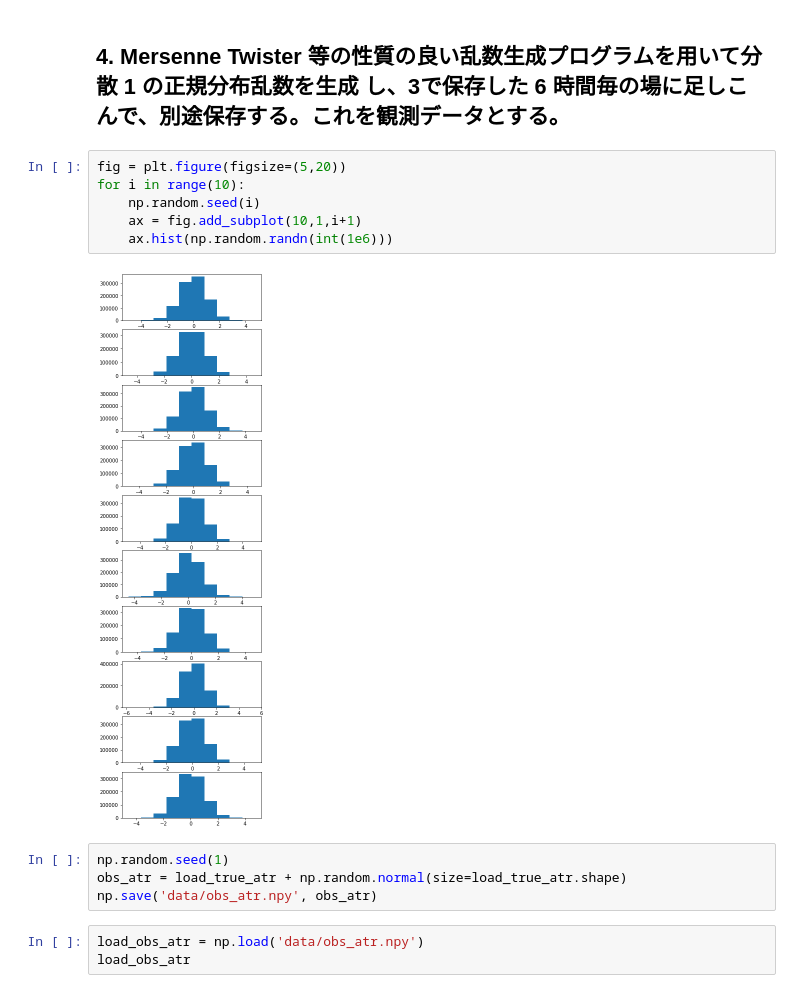
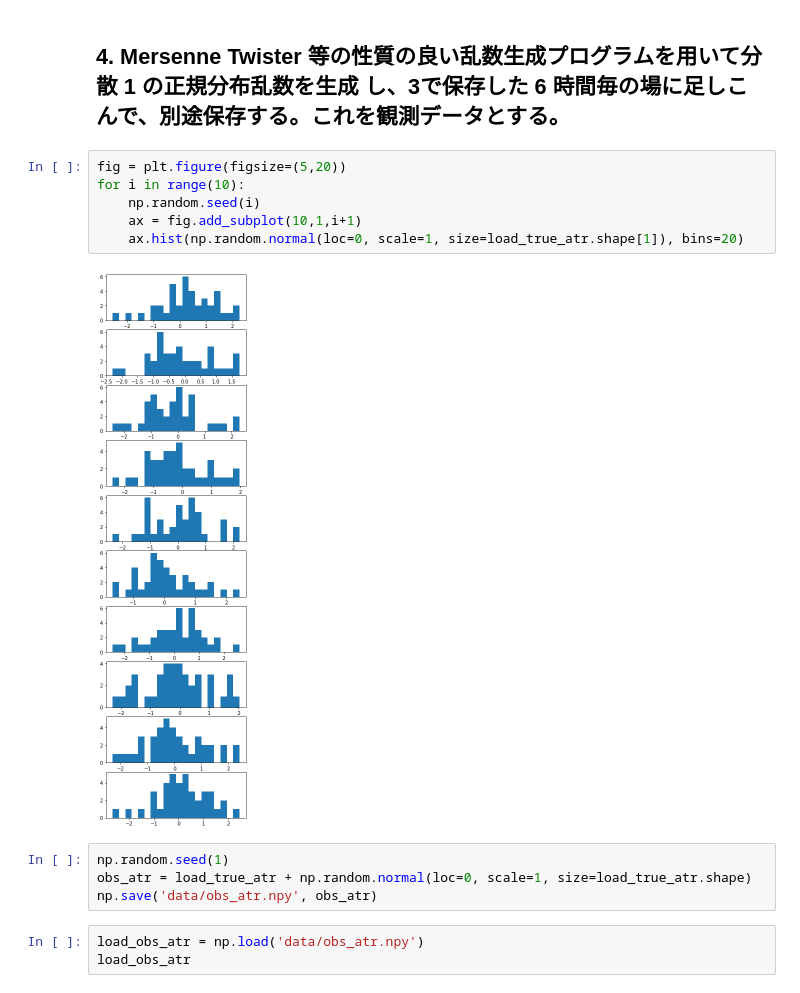
Before and after one commit to KotaTakeda/rccs_online_school, a Jupyter notebook: work.ipynb, the cells around one changed output. Cells and saved outputs as stored; diff of their text form.

```diff
--- a/work.ipynb
+++ b/work.ipynb
@@ -341,14 +338,14 @@ load_true_atr.shape
 # %%
 fig = plt.figure(figsize=(5,20))
 for i in range(10):
     np.random.seed(i)
     ax = fig.add_subplot(10,1,i+1)
-    ax.hist(np.random.randn(int(1e6)))
+    ax.hist(np.random.normal(loc=0, scale=1, size=load_true_atr.shape[1]), bins=20)
 # %% [output]
-[figure, old version]
+[figure, new version]
 # %%
 np.random.seed(1)
-obs_atr = load_true_atr + np.random.normal(size=load_true_atr.shape)
+obs_atr = load_true_atr + np.random.normal(loc=0, scale=1, size=load_true_atr.shape)
 np.save('data/obs_atr.npy', obs_atr)
 # %%
 load_obs_atr = np.load('data/obs_atr.npy')
```
Also changed, not shown: parts of 51 cells of this notebook.
